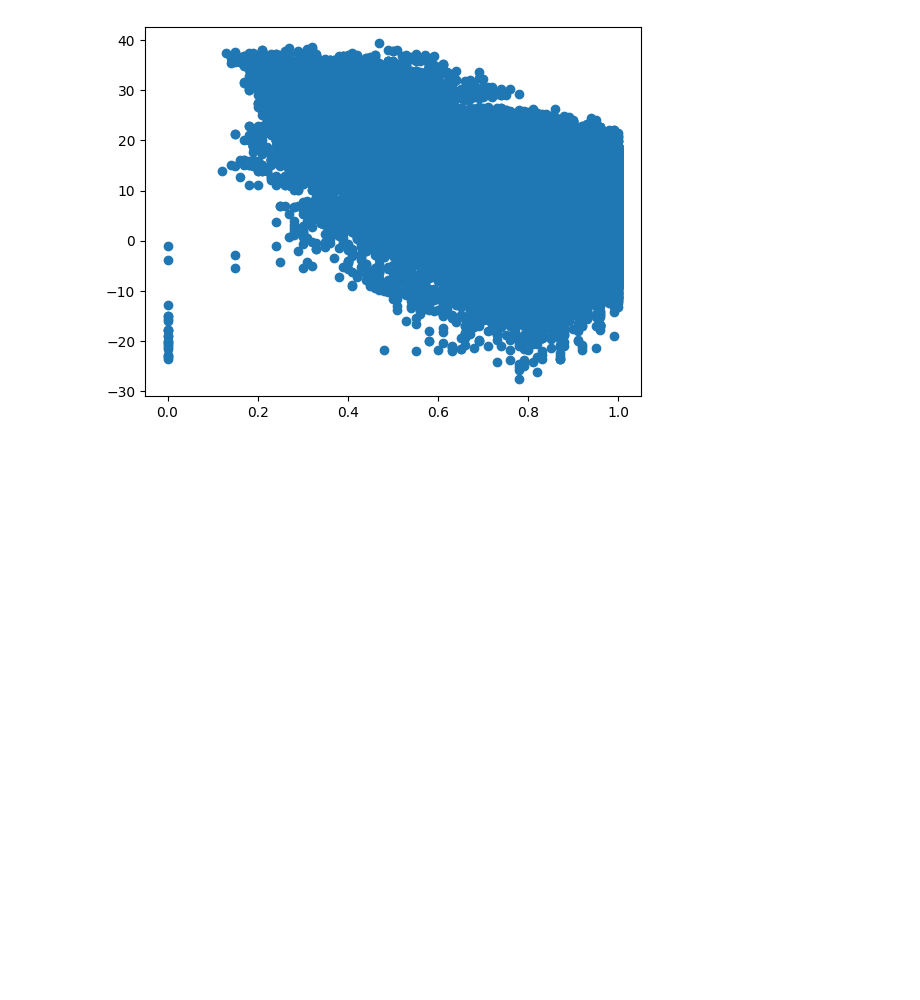
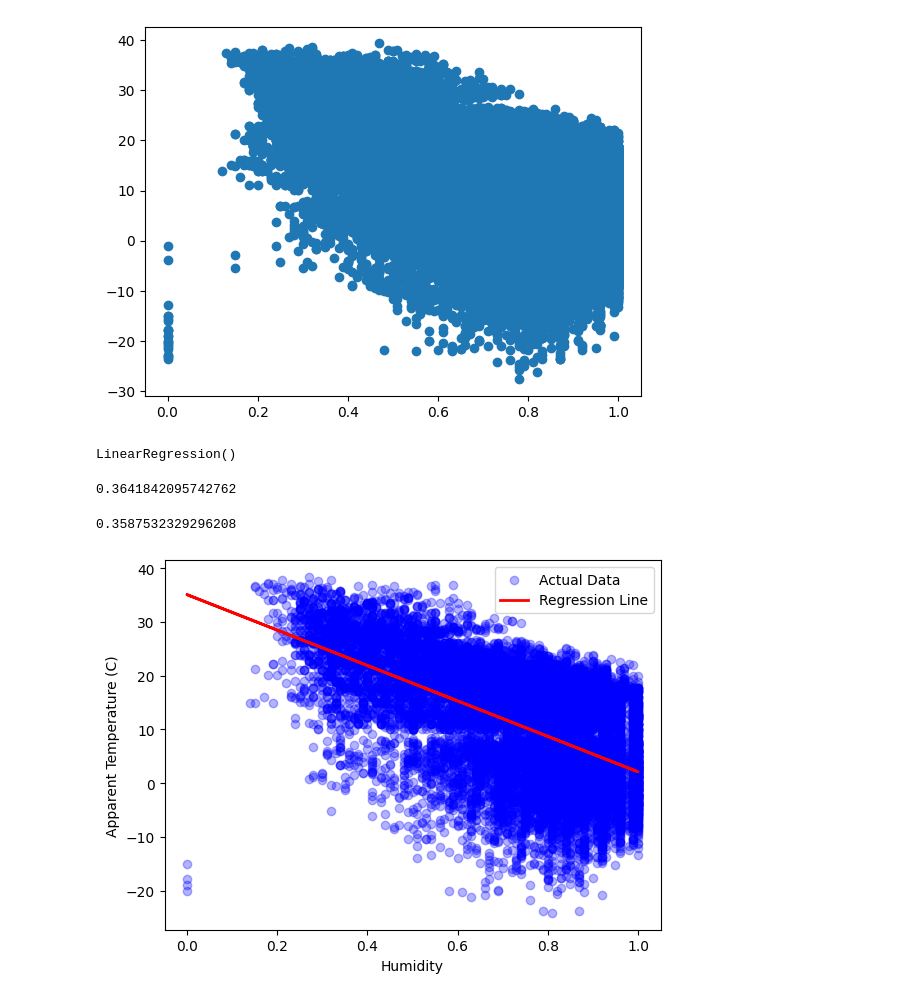
Before and after one commit to aditya001-001/Machine-learning, a Jupyter notebook: 07_Practice/01_linear_regression.ipynb, the cells around one changed output. Saved outputs shown, nothing was run; the diff lists cells and outputs as text; code cells hidden in the pictures; blank space fills up the shorter version.

Commit message:
trained the linear model it is not overfitted but the score is low the relation between the feature is low we can not predict aparent temp using humidity

```diff
--- a/07_Practice/01_linear_regression.ipynb
+++ b/07_Practice/01_linear_regression.ipynb
@@ -35,3 +35,31 @@ plt.scatter(df['Humidity'],df['Apparent Temperature (C)'])
 # %% [output]
 <matplotlib.collections.PathCollection at 0x...>
 [figure]
+# %%
+x=df[['Humidity']]
+y=df['Apparent Temperature (C)']
+# %%
+model=LinearRegression()
+xtrain,xtest,ytrain,ytest=train_test_split(x,y,test_size=0.2,random_state=42)
+model.fit(xtrain,ytrain)
+# %% [output]
+LinearRegression()
+# %%
+y_pred = model.predict(xtest)
+# %%
+model.score(xtrain,ytrain)=0.3641842095742762
+# %% [output]
+0.3641842095742762
+# %%
+model.score(xtest,ytest)=0.3587532329296208
+# %% [output]
+0.3587532329296208
+# %%
+plt.scatter(xtest, ytest, color='blue', alpha=0.3, label='Actual Data')
+plt.plot(xtest, y_pred, color='red', linewidth=2, label='Regression Line')
+plt.xlabel('Humidity')
+plt.ylabel('Apparent Temperature (C)')
+plt.legend()
+plt.show()
+# %% [output]
+[figure, added]
```
